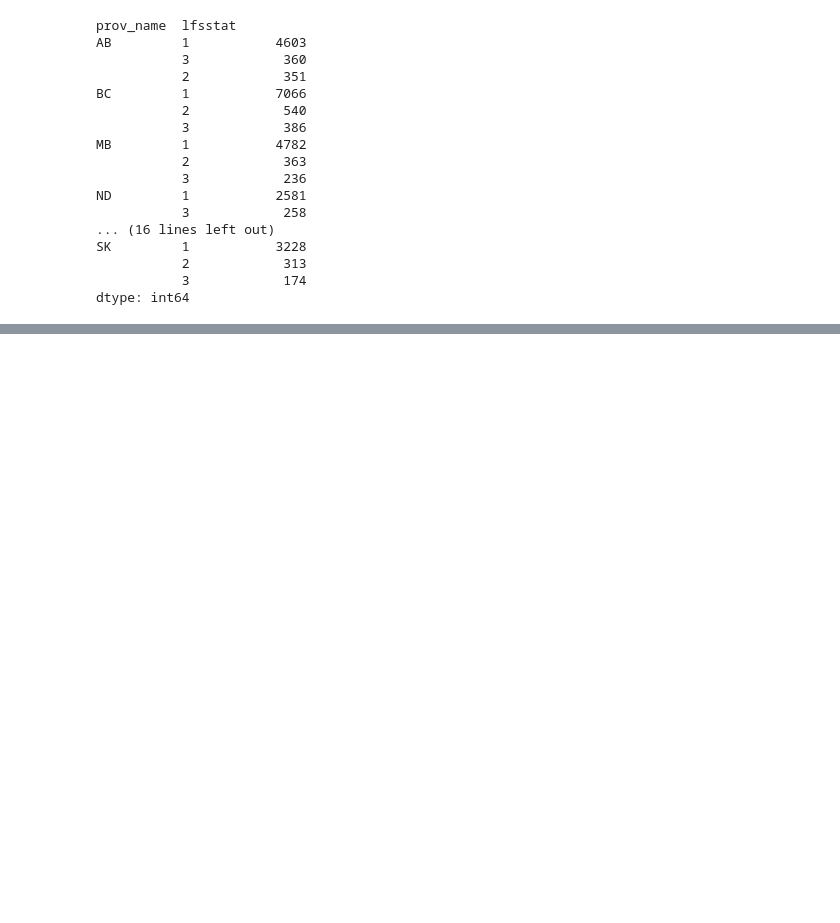
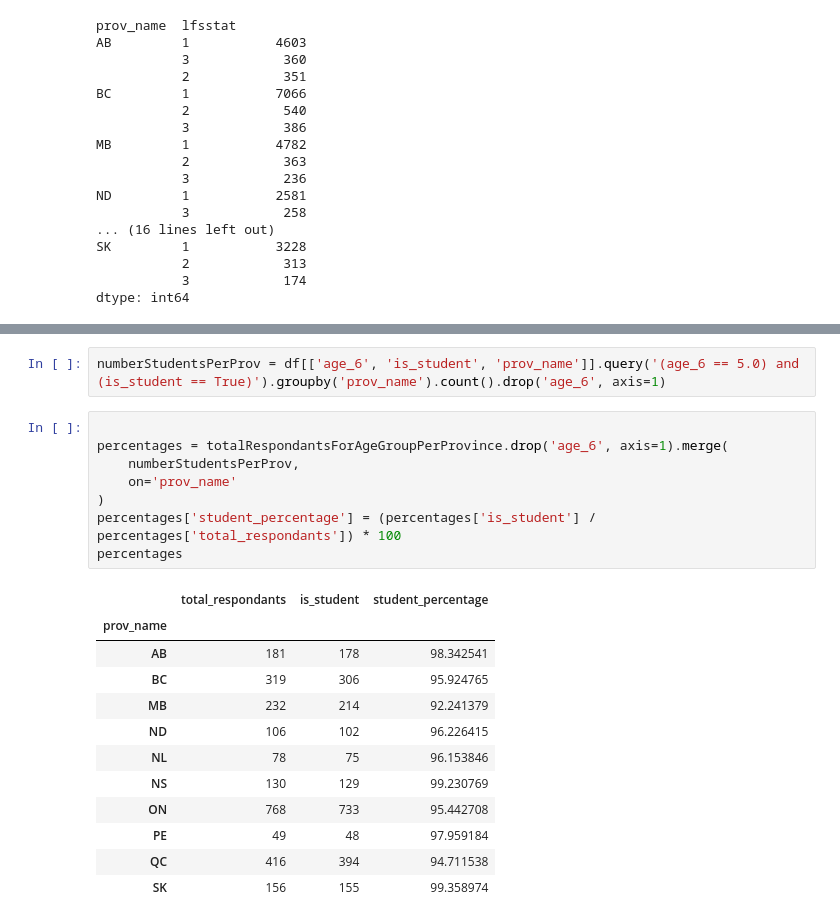
Before and after one commit to louisnicolasgauthier/cebd-1160-projectstarter-winter-2022, a Jupyter notebook: final_project_analysis.ipynb, the cells around one changed output, grey strips where cells are left out. Cells and saved outputs as stored; diff of their text form; blank space fills up the shorter version.

```diff
--- a/final_project_analysis.ipynb
+++ b/final_project_analysis.ipynb
@@ -107,0 +158,23 @@ dtype: int64
+# %%
+numberStudentsPerProv = df[['age_6', 'is_student', 'prov_name']].query('(age_6 == 5.0) and (is_student == True)').groupby('prov_name').count().drop('age_6', axis=1)
+# %%
+
+percentages = totalRespondantsForAgeGroupPerProvince.drop('age_6', axis=1).merge(
+    numberStudentsPerProv,
+    on='prov_name'
+)
+percentages['student_percentage'] = (percentages['is_student'] / percentages['total_respondants']) * 100
+percentages
+# %% [output]
+|  | total_respondants | is_student | student_percentage |
+| prov_name |  |  |  |
+| AB | 181 | 178 | 98.342541 |
+| BC | 319 | 306 | 95.924765 |
+| MB | 232 | 214 | 92.241379 |
+| ND | 106 | 102 | 96.226415 |
+| NL | 78 | 75 | 96.153846 |
+| NS | 130 | 129 | 99.230769 |
+| ON | 768 | 733 | 95.442708 |
+| PE | 49 | 48 | 97.959184 |
+| QC | 416 | 394 | 94.711538 |
+| SK | 156 | 155 | 99.358974 |
```
Also changed, not shown: parts of 17 cells of this notebook.
